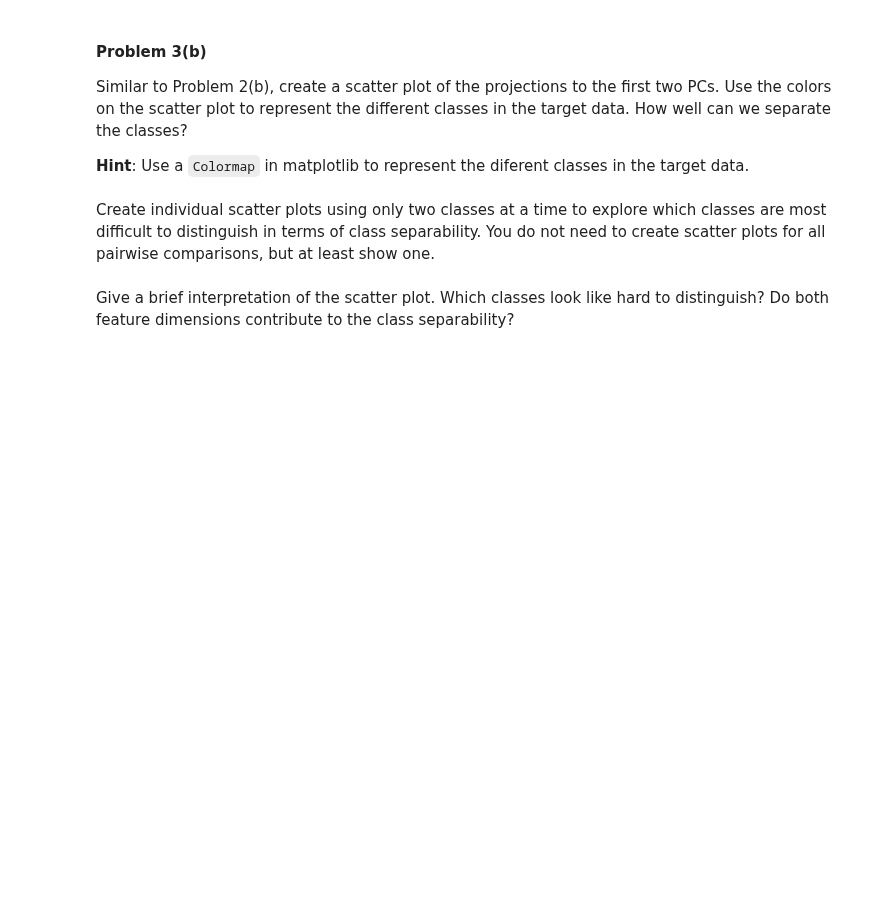
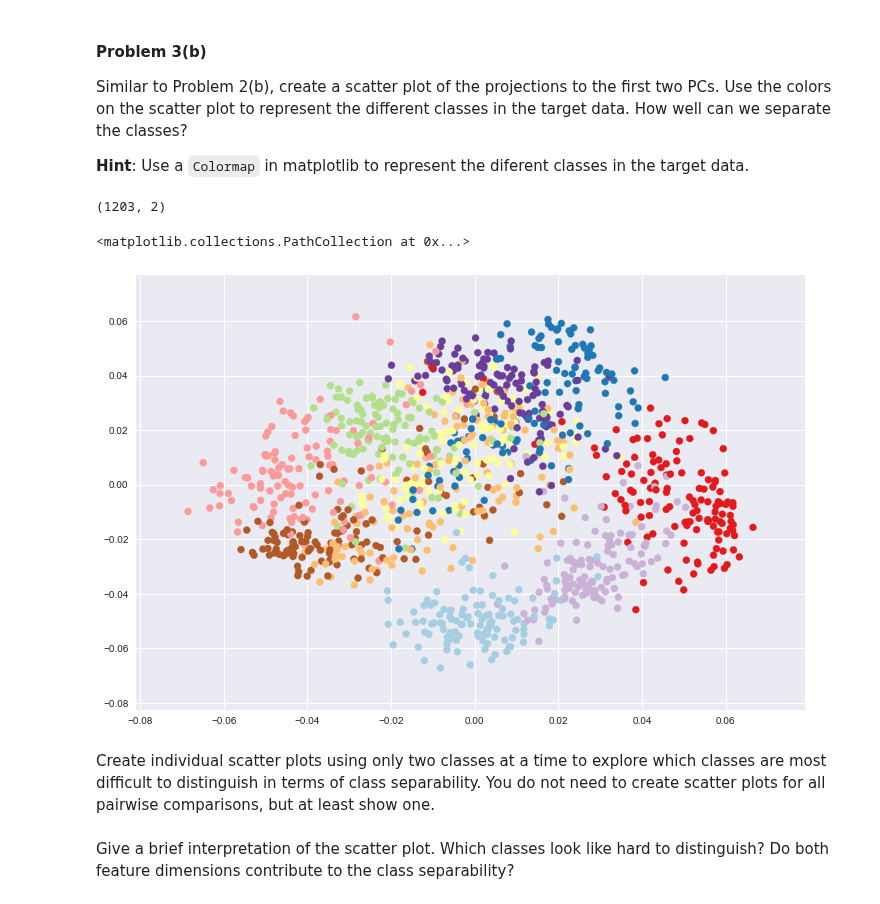
Before and after one commit to Theerit/2014, a Jupyter notebook: homework/HW3.ipynb, the cells around one changed output. Cells and saved outputs as stored; diff of their text form; code cells hidden in the pictures; blank space fills up the shorter version.

Commit message:
Doing sns plot

```diff
--- a/homework/HW3.ipynb
+++ b/homework/HW3.ipynb
@@ -561,0 +555,4 @@ Start with the same steps as in Problem 2. Split the data into train and test se
+# %%
+### Your code here ###
+X_train,X_test,Y_train,Y_test = sklearn.model_selection.train_test_split(X,Y,test_size = 0.33)
+print(X_train.shape, X_test.shape, Y_train.shape, Y_test.shape)
@@ -570,2 +567,15 @@ Similar to Problem 2(b), create a scatter plot of the projections to the first t
+# %%
+### Your code here ###
+svd = sklearn.decomposition.truncated_svd.TruncatedSVD()
+X_train_norm = X_train - X_train.mean(axis=0)
+svd.fit(X_train_norm.transpose())
+print(svd.components_.transpose().shape)
+
+fig, ax = plt.subplots(figsize = (12,8))
+ax.scatter(svd.components_.transpose()[:,0],svd.components_.transpose()[:,1],c=Y_train,cmap=plt.cm.Paired)
+# %% [output]
+(1203, 2)
+<matplotlib.collections.PathCollection at 0x...>
+[figure, added]
 # %% [markdown]
 Create individual scatter plots using only two classes at a time to explore which classes are most difficult to distinguish in terms of class separability.  You do not need to create scatter plots for all pairwise comparisons, but at least show one.
```
Also changed, not shown: parts of 14 cells of this notebook.
